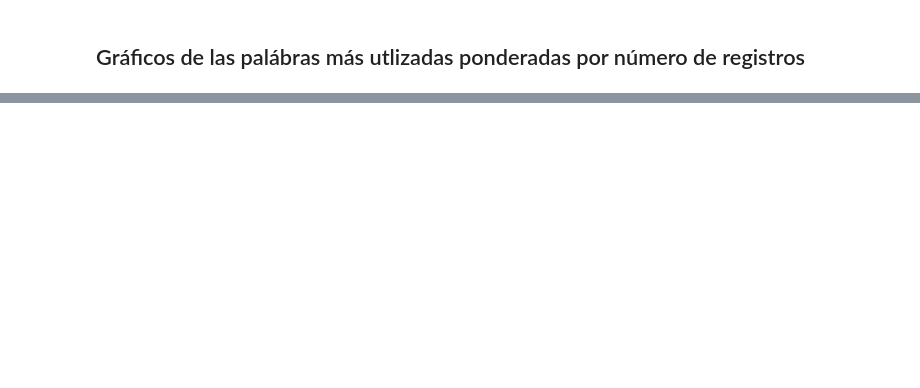
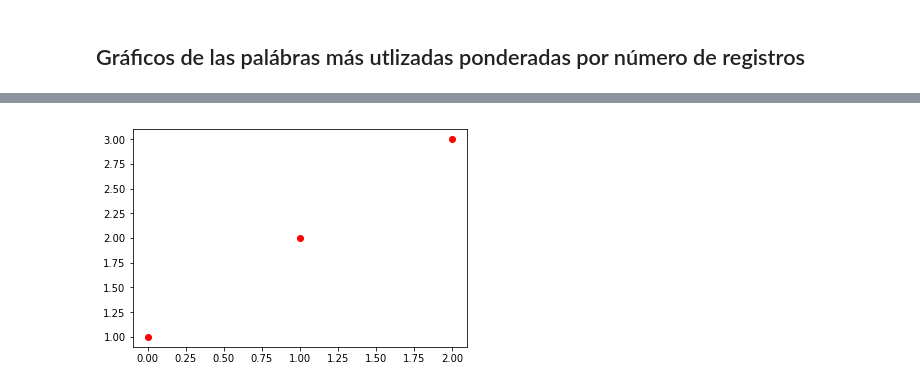
Before and after one commit to JorgeGarciaBello/hip_give, a Jupyter notebook: text_analysis/text_analysis.ipynb, the cells around one changed output, grey strips where cells are left out. Cells and saved outputs as stored; diff of their text form; code cells hidden in the pictures; blank space fills up the shorter version.

```diff
--- a/text_analysis/text_analysis.ipynb
+++ b/text_analysis/text_analysis.ipynb
@@ -295,6 +208,8 @@ resultG =graph(longD_result_goal,longD_goal.size)
 # %%
-plt.plot(resultG[0], resultG[1], 'r--')
+plt.plot([1,2,3],'ro')
 plt.show()
+# %% [output]
+[figure, added]
 # %%
 vsorted_word_counts = sorted(list(word_counter_cero.values()), reverse=True)
 plt.loglog(sorted_word_counts)
```
Also changed, not shown: parts of 27 cells of this notebook, 15 other files.
